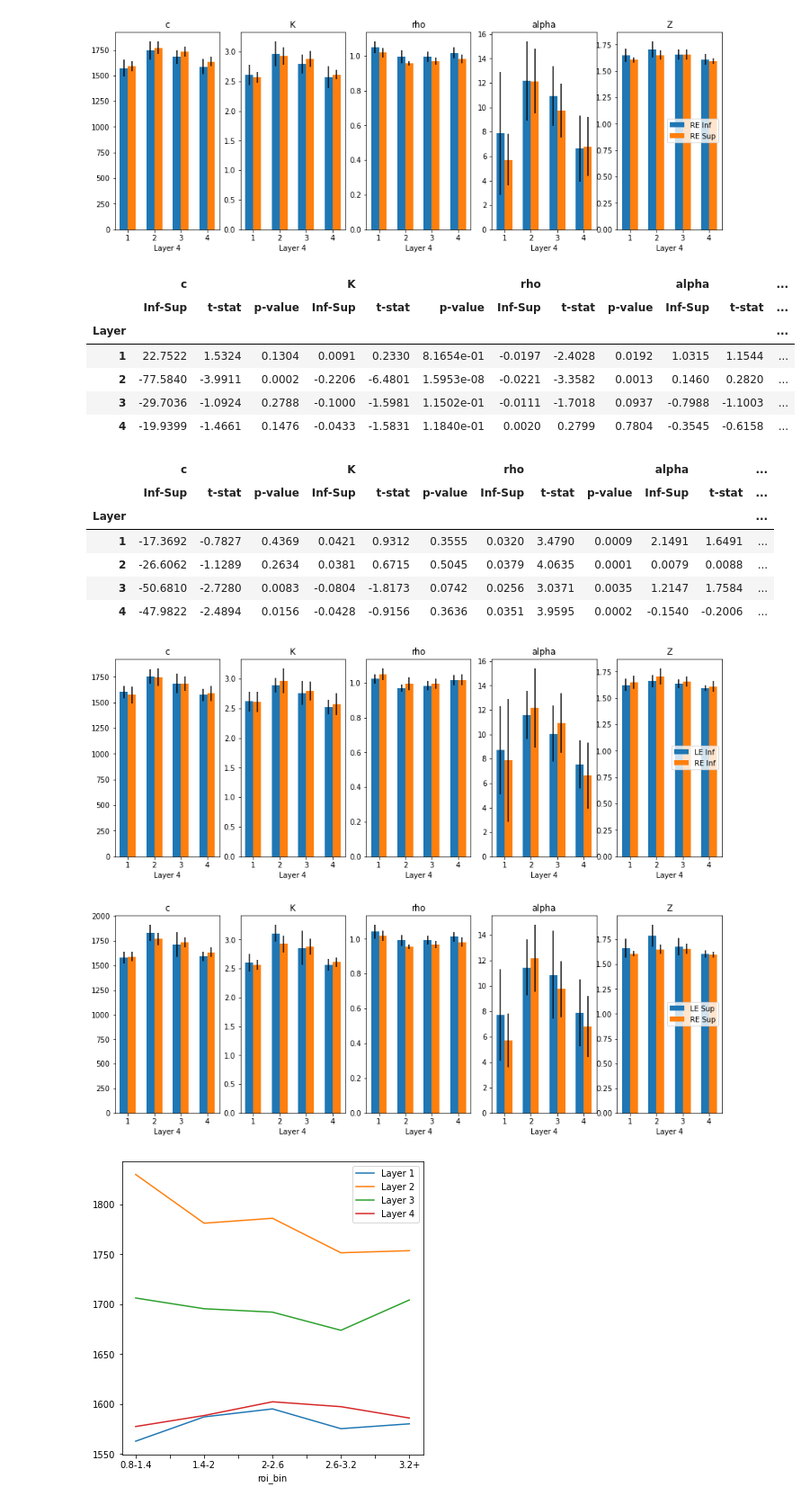
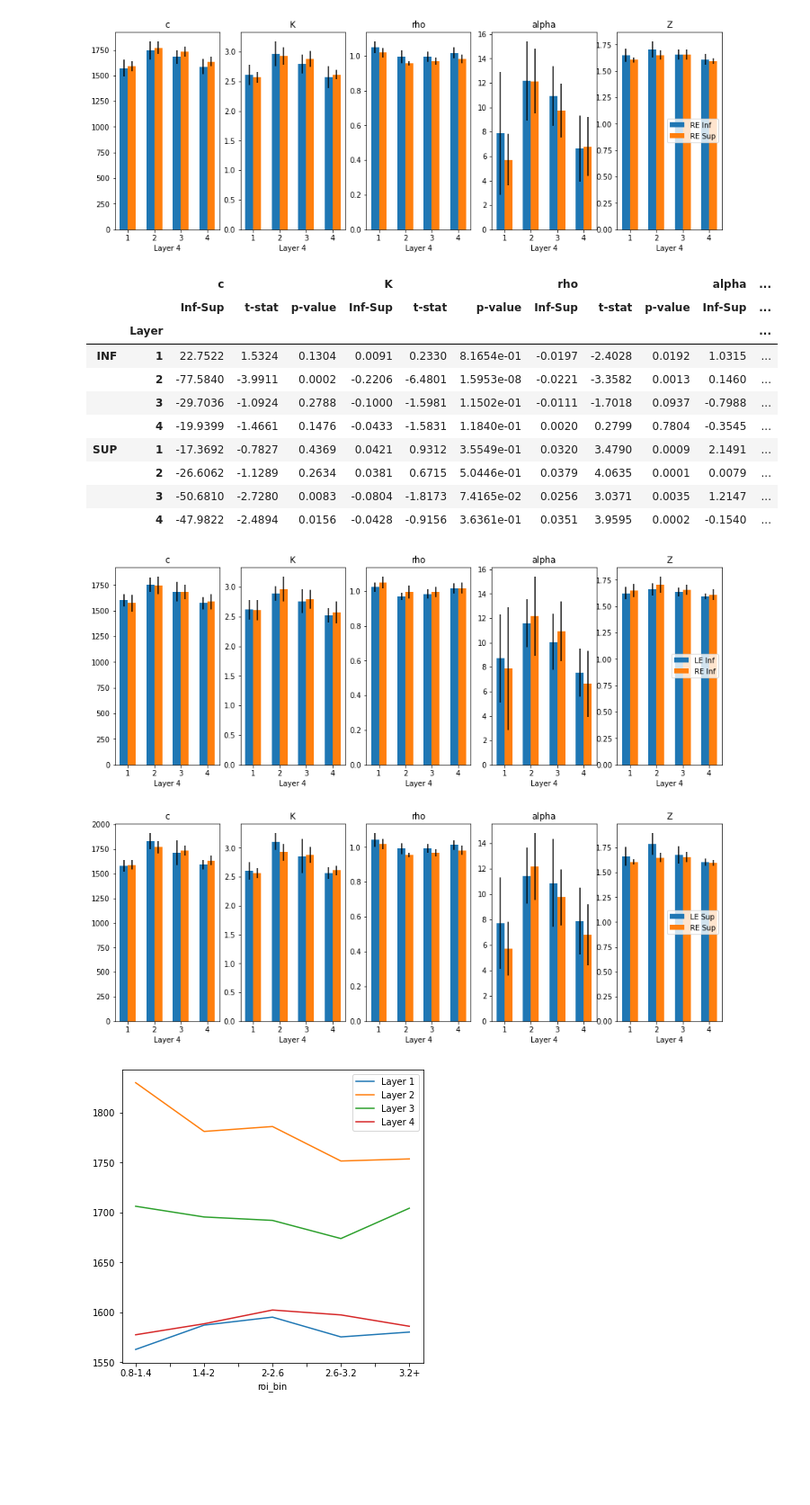
Before and after one commit to cameronhoerig/Riverside, a Jupyter notebook: SAM_Layering/QAM_Only_Hoang_Spreadsheet/QAM_Results_All_Eyes.ipynb, the cells around one changed output. Shown at 90% size. Cells and saved outputs as stored; diff of their text form; code cells hidden in the pictures; blank space fills up the shorter version.

```diff
--- a/SAM_Layering/QAM_Only_Hoang_Spreadsheet/QAM_Results_All_Eyes.ipynb
+++ b/SAM_Layering/QAM_Only_Hoang_Spreadsheet/QAM_Results_All_Eyes.ipynb
@@ -298,7 +298,7 @@ for pp, this_param in enumerate(param_list):
         this_data = in_data[this_param][in_data['Layer'] == (ii+1)]
         p_y = this_data.mean()
         p_err = this_data.std()
-        layer_ax[pp].bar(x=p_x[ii],height=p_y,width=b_width,label=f'Layer {ii+1}',color=color_list[ii])
+        layer_ax[pp].bar(x=p_x[ii],height=p_y,yerr=p_err,width=b_width,label=f'Layer {ii+1}',color=color_list[ii])
 
     layer_ax[pp].set_xlabel(this_param)
 
@@ -587,49 +587,49 @@ for pp, this_param in enumerate(param_list):
 
         this_ax.bar(x=x_l[ll],height=p_y[0],yerr=p_err[0],width=b_width,color='tab:blue',label=f'LE Sup, Layer {ll+1}')
         this_ax.bar(x=x_r[ll],height=p_y[1],yerr=p_err[1],width=b_width,color='tab:orange',label=f'RE Sup, Layer {ll+1}')
         this_ax.set_xlabel(f'Layer {ll+1}')
         this_ax.set_title(this_param)
 
     inter_inf_diff[this_param] = temp_inf_diff_mat.copy()
     inter_sup_diff[this_param] = temp_sup_diff_mat.copy()
 
 inf_ax[-1].legend(('LE Inf','RE Inf'),loc='center right')
 sup_ax[-1].legend(('LE Sup','RE Sup'),loc='center right')
 
 # Create a DataFrame for each entry in the layer_diff dictionary, then concatenate all to concisely summarize
 inf_df_list = []
 sup_df_list = []
 for pp, this_param in enumerate(param_list):
     this_df = pd.DataFrame(inter_inf_diff[this_param],columns=['Inf, LE-RE','t-stat','p-value'],index=[1,2,3,4])
     this_df.columns = pd.MultiIndex.from_product([[this_param], this_df.columns])
     inf_df_list.append(this_df)
 
     this_df = pd.DataFrame(inter_sup_diff[this_param],columns=['Sup, LE-RE','t-stat','p-value'],index=[1,2,3,4])
     this_df.columns = pd.MultiIndex.from_product([[this_param], this_df.columns])
     sup_df_list.append(this_df)
 
 full_inf_df = pd.concat(le_df_list,axis=1)
 full_sup_df = pd.concat(re_df_list,axis=1)
 full_inf_df.index.rename('Layer',inplace=True)
 full_sup_df.index.rename('Layer',inplace=True)
+full_inf_df.index = pd.MultiIndex.from_product([['INF'], full_inf_df.index])
+full_sup_df.index = pd.MultiIndex.from_product([['SUP'], full_sup_df.index])
 
-display(full_inf_df)
-display(full_sup_df)
+full_df = pd.concat([full_inf_df,full_sup_df],axis=0)
+
+display(full_df)
 # %% [output]
-|  | c |  |  | K |  |  | rho |  |  | alpha |  | ... |
-|  | Inf-Sup | t-stat | p-value | Inf-Sup | t-stat | p-value | Inf-Sup | t-stat | p-value | Inf-Sup | t-stat | ... |
-| Layer |  |  |  |  |  |  |  |  |  |  |  | ... |
-| 1 | 22.7522 | 1.5324 | 0.1304 | 0.0091 | 0.2330 | 8.1654e-01 | -0.0197 | -2.4028 | 0.0192 | 1.0315 | 1.1544 | ... |
-| 2 | -77.5840 | -3.9911 | 0.0002 | -0.2206 | -6.4801 | 1.5953e-08 | -0.0221 | -3.3582 | 0.0013 | 0.1460 | 0.2820 | ... |
-| 3 | -29.7036 | -1.0924 | 0.2788 | -0.1000 | -1.5981 | 1.1502e-01 | -0.0111 | -1.7018 | 0.0937 | -0.7988 | -1.1003 | ... |
-| 4 | -19.9399 | -1.4661 | 0.1476 | -0.0433 | -1.5831 | 1.1840e-01 | 0.0020 | 0.2799 | 0.7804 | -0.3545 | -0.6158 | ... |
+|  |  | c |  |  | K |  |  | rho |  |  | alpha | ... |
+|  |  | Inf-Sup | t-stat | p-value | Inf-Sup | t-stat | p-value | Inf-Sup | t-stat | p-value | Inf-Sup | ... |
+|  | Layer |  |  |  |  |  |  |  |  |  |  | ... |
+| INF | 1 | 22.7522 | 1.5324 | 0.1304 | 0.0091 | 0.2330 | 8.1654e-01 | -0.0197 | -2.4028 | 0.0192 | 1.0315 | ... |
+|  | 2 | -77.5840 | -3.9911 | 0.0002 | -0.2206 | -6.4801 | 1.5953e-08 | -0.0221 | -3.3582 | 0.0013 | 0.1460 | ... |
+|  | 3 | -29.7036 | -1.0924 | 0.2788 | -0.1000 | -1.5981 | 1.1502e-01 | -0.0111 | -1.7018 | 0.0937 | -0.7988 | ... |
+|  | 4 | -19.9399 | -1.4661 | 0.1476 | -0.0433 | -1.5831 | 1.1840e-01 | 0.0020 | 0.2799 | 0.7804 | -0.3545 | ... |
+| SUP | 1 | -17.3692 | -0.7827 | 0.4369 | 0.0421 | 0.9312 | 3.5549e-01 | 0.0320 | 3.4790 | 0.0009 | 2.1491 | ... |
+|  | 2 | -26.6062 | -1.1289 | 0.2634 | 0.0381 | 0.6715 | 5.0446e-01 | 0.0379 | 4.0635 | 0.0001 | 0.0079 | ... |
+|  | 3 | -50.6810 | -2.7280 | 0.0083 | -0.0804 | -1.8173 | 7.4165e-02 | 0.0256 | 3.0371 | 0.0035 | 1.2147 | ... |
+|  | 4 | -47.9822 | -2.4894 | 0.0156 | -0.0428 | -0.9156 | 3.6361e-01 | 0.0351 | 3.9595 | 0.0002 | -0.1540 | ... |
-|  | c |  |  | K |  |  | rho |  |  | alpha |  | ... |
-|  | Inf-Sup | t-stat | p-value | Inf-Sup | t-stat | p-value | Inf-Sup | t-stat | p-value | Inf-Sup | t-stat | ... |
-| Layer |  |  |  |  |  |  |  |  |  |  |  | ... |
-| 1 | -17.3692 | -0.7827 | 0.4369 | 0.0421 | 0.9312 | 0.3555 | 0.0320 | 3.4790 | 0.0009 | 2.1491 | 1.6491 | ... |
-| 2 | -26.6062 | -1.1289 | 0.2634 | 0.0381 | 0.6715 | 0.5045 | 0.0379 | 4.0635 | 0.0001 | 0.0079 | 0.0088 | ... |
-| 3 | -50.6810 | -2.7280 | 0.0083 | -0.0804 | -1.8173 | 0.0742 | 0.0256 | 3.0371 | 0.0035 | 1.2147 | 1.7584 | ... |
-| 4 | -47.9822 | -2.4894 | 0.0156 | -0.0428 | -0.9156 | 0.3636 | 0.0351 | 3.9595 | 0.0002 | -0.1540 | -0.2006 | ... |
 [figure]
 [figure]
 # %%
```
Also changed, not shown: parts of 4 cells of this notebook.
